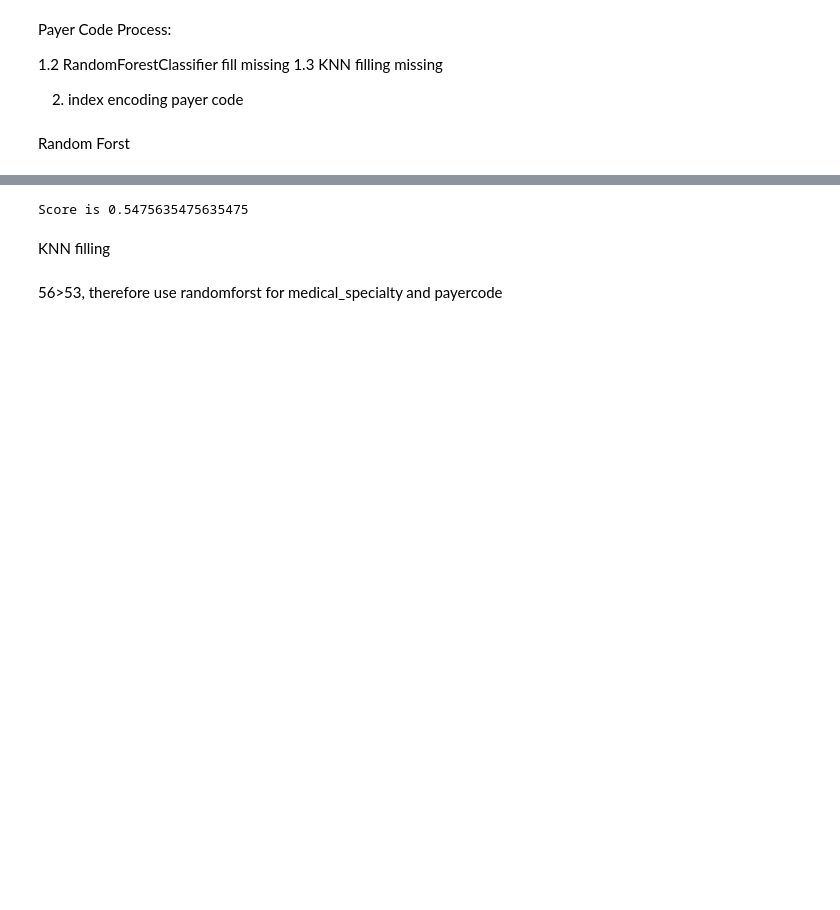
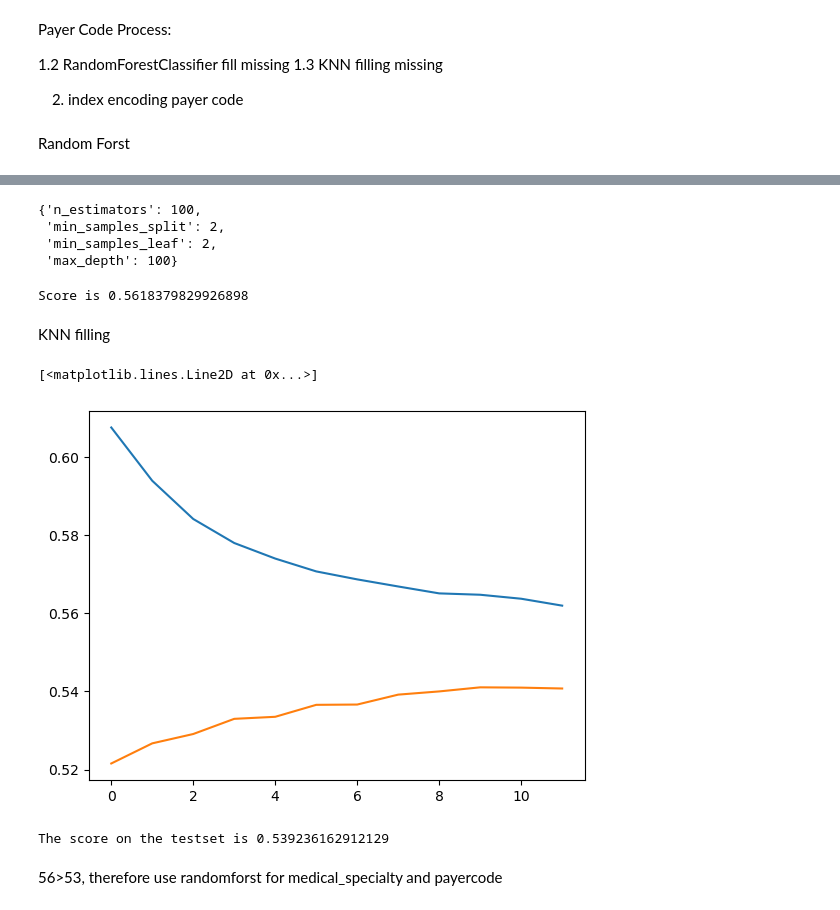
Before and after one commit to 535A59/BENG0019-group-E, a Jupyter notebook: diabets_prediction.ipynb, the cells around one changed output, grey strips where cells are left out. Drawn from its saved outputs; the diff is of its cells as text; code cells hidden in the pictures; blank space fills up the shorter version.

```diff
--- a/diabets_prediction.ipynb
+++ b/diabets_prediction.ipynb
@@ -394,15 +398,13 @@ X_train, X_test, y_train, y_test = train_test_split(df_notnans[other_cols], df_n
                                                     train_size=0.75,
                                                     random_state=1)
 # %%
+rf = RandomForestClassifier()
+paramsgrid  = {'n_estimators': [100,200,400],
+               'max_depth': [25, 30,50,100],
+ 'min_samples_leaf': [1, 2, 3],
+ 'min_samples_split': [2, 5, 10]
+ }
 
+rf_random = RandomizedSearchCV(estimator = rf, param_distributions = paramsgrid, n_iter = 5, cv = 3, verbose=2, random_state=1, n_jobs = -1)
 
-# rf = RandomForestClassifier()
-# paramsgrid  = {'n_estimators': [100,200,400],
-#                'max_depth': [25, 30,50,100],
-#  'min_samples_leaf': [1, 2, 3],
-#  'min_samples_split': [2, 5, 10]
-#  }
-
-# rf_random = RandomizedSearchCV(estimator = rf, param_distributions = paramsgrid, n_iter = 5, cv = 3, verbose=2, random_state=1, n_jobs = -1)
-
-# rf_random.fit(X_test, y_test.values.ravel())
+rf_random.fit(X_test, y_test.values.ravel())
@@ -411,35 +420,50 @@ X_train, X_test, y_train, y_test = train_test_split(df_notnans[other_cols], df_n
+# %%
+rf_random.best_params_
+# %% [output]
+{'n_estimators': 100,
+ 'min_samples_split': 2,
+ 'min_samples_leaf': 2,
+ 'max_depth': 100}
 # %%
-rf1 =(RandomForestClassifier(max_depth=100,n_estimators = 400,min_samples_leaf=1,min_samples_split=10))
+rf1 =(RandomForestClassifier(max_depth=100,n_estimators = 400,min_samples_leaf=2,min_samples_split=2))
 rf1.fit(X_train, y_train.values.ravel())
 score = rf1.score(X_test, y_test.values.ravel())
 
 print(f"Score is {score}")
 # %% [output]
-Score is 0.5475635475635475
+Score is 0.5618379829926898
 # %% [markdown]
 KNN filling
 # %%
-# train_score = []
-# test_score = []
 
-# for i in range(6,30,2):
+from sklearn.neighbors import KNeighborsClassifier
+train_score = []
+test_score = []
 
-#     knn = KNeighborsClassifier(i)
-#     knn.fit(X_train,y_train.values.ravel())
 
-#     train_score.append(knn.score(X_train,y_train.values.ravel()))
-#     test_score.append(knn.score(X_test,y_test.values.ravel()))
+for i in range(6,30,2):
+
+    knn = KNeighborsClassifier(i)
+    knn.fit(X_train.values,y_train.values.ravel())
+
+    train_score.append(knn.score(X_train.values,y_train.values.ravel()))
+    test_score.append(knn.score(X_test.values,y_test.values.ravel()))
 # %%
-# plt.plot(train_score)
-# plt.plot(test_score)
+plt.plot(train_score)
+plt.plot(test_score)
+# %% [output]
+[<matplotlib.lines.Line2D at 0x...>]
+[figure, added]
 # %%
-# knn2 =(KNeighborsClassifier(n_neighbors= 21))
-# # # Fit on the train data
-# knn2.fit(X_train, y_train.values.ravel())
+knn2 =(KNeighborsClassifier(n_neighbors= 21))
+# # Fit on the train data
+knn2.fit(X_train.values, y_train.values.ravel())
 
-# # # Check the prediction score
-# score = knn2.score(X_test, y_test.values.ravel())
-# print(f"The score on the testset is {score}")
+# # Check the prediction score
+score = knn2.score(X_test.values, y_test.values.ravel())
+print(f"The score on the testset is {score}")
+# %% [output]
+The score on the testset is 0.539236162912129
 # %% [markdown]
 56>53, therefore use randomforst for medical_specialty and payercode
 # %%
```
Also changed, not shown: parts of 22 cells of this notebook, 5 other files.
